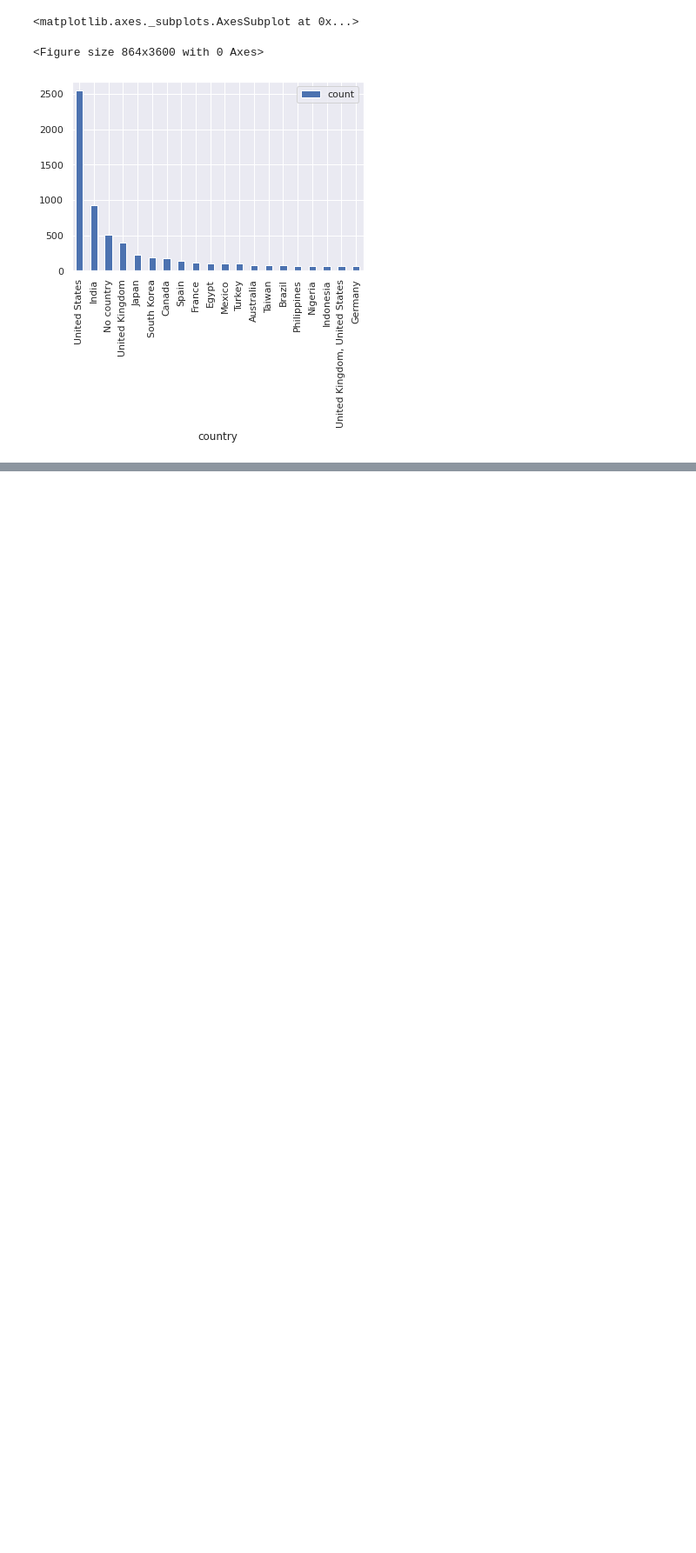
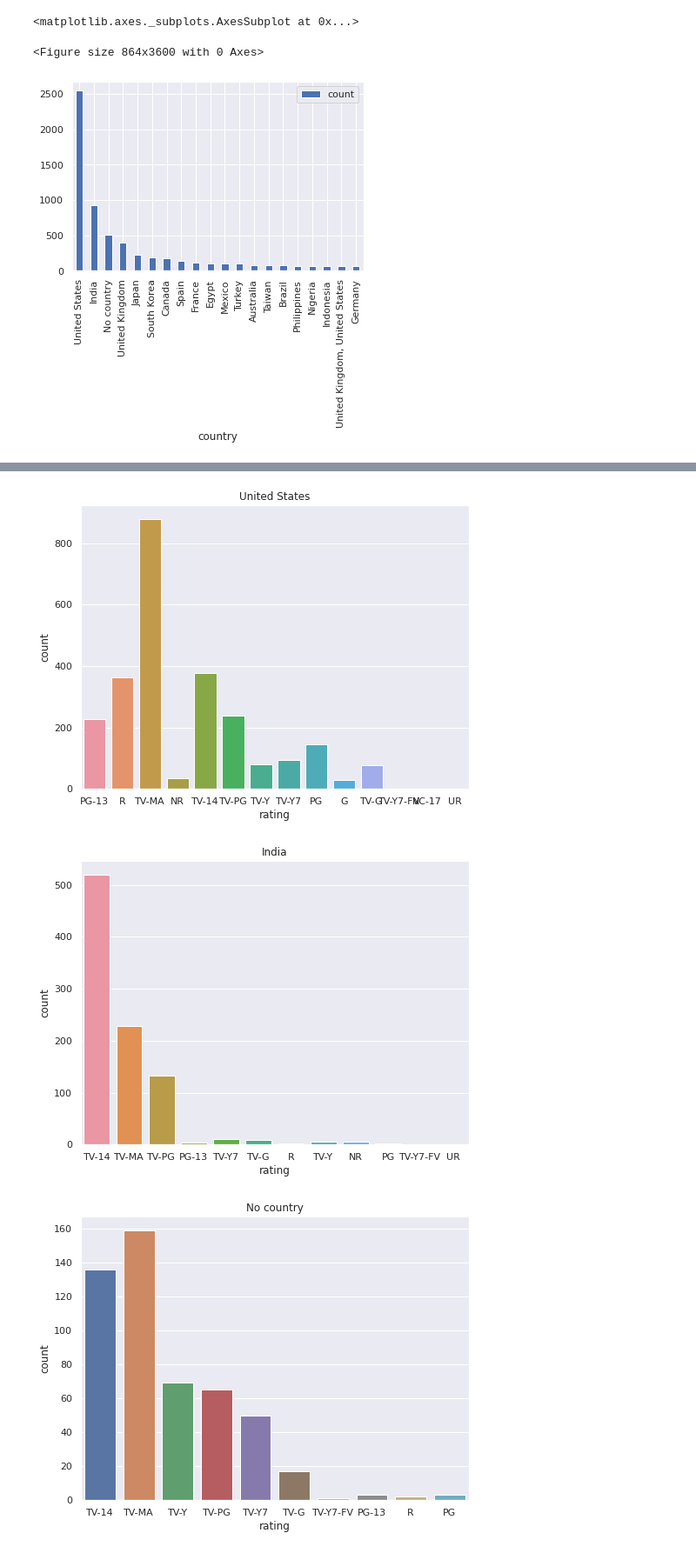
Before and after one commit to Ashfaquesayyed/Netflix-movies-and-TV-shows-clustering, a Jupyter notebook: Netflix_movies_and_TV_shows_clustering.ipynb, the cells around one changed output, grey strips where cells are left out. Shown at 87% size. Saved outputs shown, nothing was run; the diff lists cells and outputs as text; code cells hidden in the pictures; blank space fills up the shorter version.

```diff
--- a/Netflix_movies_and_TV_shows_clustering.ipynb
+++ b/Netflix_movies_and_TV_shows_clustering.ipynb
@@ -524,0 +527,11 @@ top_20_countries.plot(x="country", y="count", kind="bar")
+# %%
+# defining a function
+def barplot_rating(country_name):
+  '''
+  it will take a country name and return the rating count
+  '''
+  plt.figure(figsize=(8,6))
+  from seaborn.categorical import countplot
+  sns.set_theme(style="darkgrid")
+  ax = sns.countplot(x='rating',data=country_count[country_count['country']==country_name])
+  ax.set_title(country_name)
@@ -524,0 +540,11 @@ top_20_countries.plot(x="country", y="count", kind="bar")
+# %%
+# Converting country names to list using tolist
+list_top20_countries = top_20_countries['country'].tolist()
+# %%
+# Getting the country names one by one
+for country_name in list_top20_countries:
+  barplot_rating(country_name)
+# %% [output]
+[figure, added]
+[figure, added]
+[figure, added]
```
Also changed, not shown: parts of 4 cells of this notebook.
